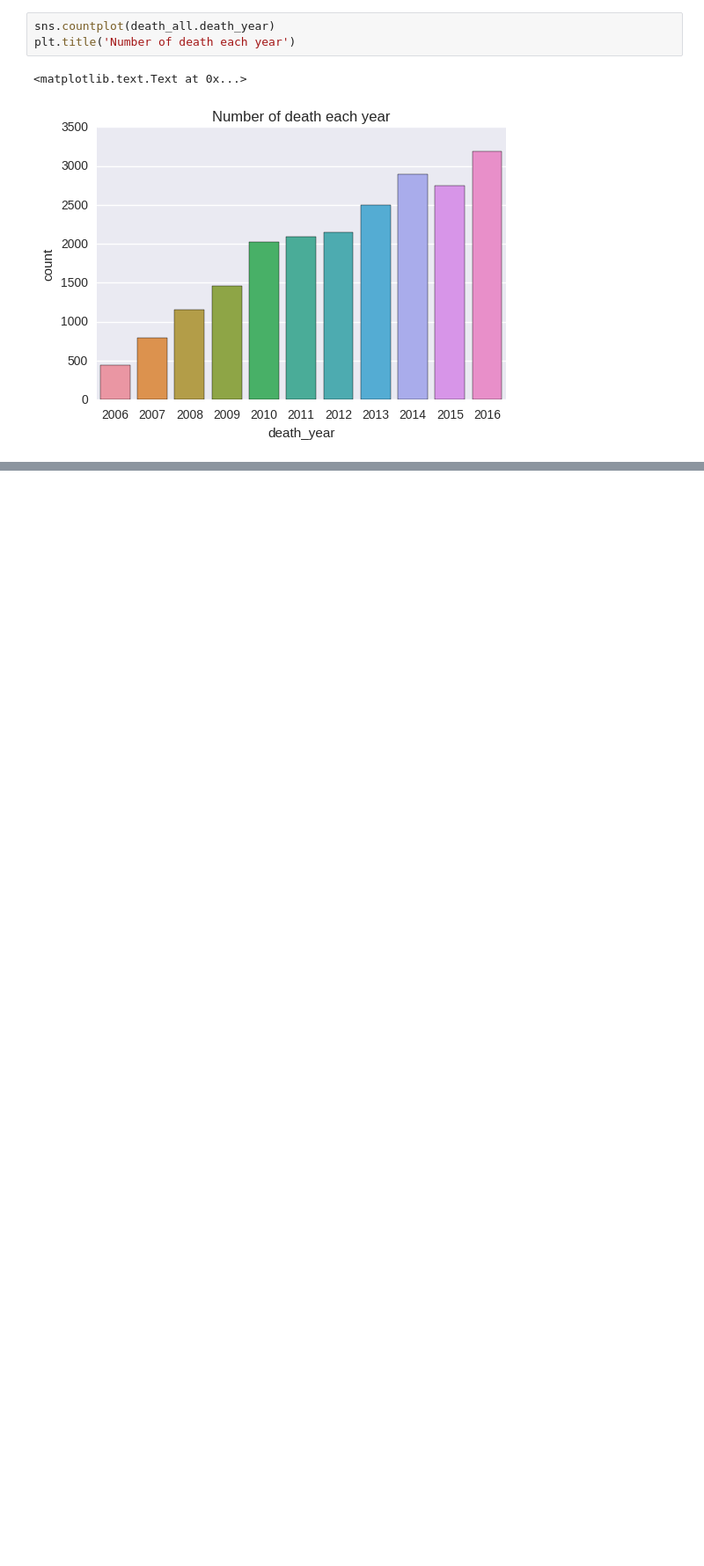
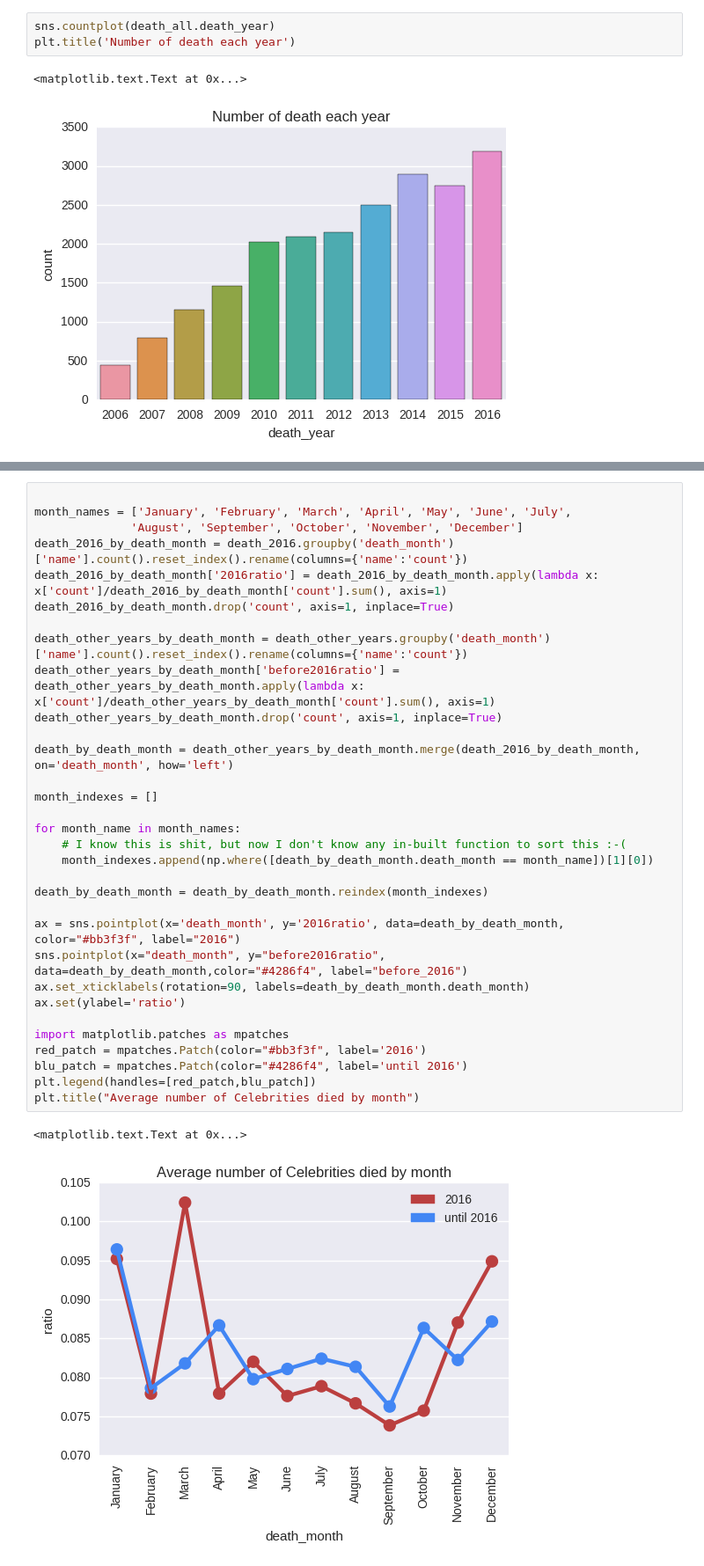
Before and after one commit to junaid238/data_analytics_using_pandas, a Jupyter notebook: celebrity_death_analysis.ipynb, the cells around one changed output, grey strips where cells are left out. Shown at 88% size. Saved outputs shown, nothing was run; the diff lists cells and outputs as text; blank space fills up the shorter version.

```diff
--- a/celebrity_death_analysis.ipynb
+++ b/celebrity_death_analysis.ipynb
@@ -125,0 +165,35 @@ plt.title("Average number of Celebrities died by cause of death")
+# %%
+
+month_names = ['January', 'February', 'March', 'April', 'May', 'June', 'July',
+              'August', 'September', 'October', 'November', 'December']
+death_2016_by_death_month = death_2016.groupby('death_month')['name'].count().reset_index().rename(columns={'name':'count'})
+death_2016_by_death_month['2016ratio'] = death_2016_by_death_month.apply(lambda x: x['count']/death_2016_by_death_month['count'].sum(), axis=1)
+death_2016_by_death_month.drop('count', axis=1, inplace=True)
+
+death_other_years_by_death_month = death_other_years.groupby('death_month')['name'].count().reset_index().rename(columns={'name':'count'})
+death_other_years_by_death_month['before2016ratio'] = death_other_years_by_death_month.apply(lambda x: x['count']/death_other_years_by_death_month['count'].sum(), axis=1)
+death_other_years_by_death_month.drop('count', axis=1, inplace=True)
+
+death_by_death_month = death_other_years_by_death_month.merge(death_2016_by_death_month, on='death_month', how='left')
+
+month_indexes = []
+
+for month_name in month_names:
+    # I know this is shit, but now I don't know any in-built function to sort this :-(
+    month_indexes.append(np.where([death_by_death_month.death_month == month_name])[1][0])
+
+death_by_death_month = death_by_death_month.reindex(month_indexes)
+
+ax = sns.pointplot(x='death_month', y='2016ratio', data=death_by_death_month, color="#bb3f3f", label="2016")
+sns.pointplot(x="death_month", y="before2016ratio", data=death_by_death_month,color="#4286f4", label="before_2016")
+ax.set_xticklabels(rotation=90, labels=death_by_death_month.death_month)
+ax.set(ylabel='ratio')
+
+import matplotlib.patches as mpatches
+red_patch = mpatches.Patch(color="#bb3f3f", label='2016')
+blu_patch = mpatches.Patch(color="#4286f4", label='until 2016')
+plt.legend(handles=[red_patch,blu_patch])
+plt.title("Average number of Celebrities died by month")
+# %% [output]
+<matplotlib.text.Text at 0x...>
+[figure, added]
```
Also changed, not shown: parts of 17 cells of this notebook.
